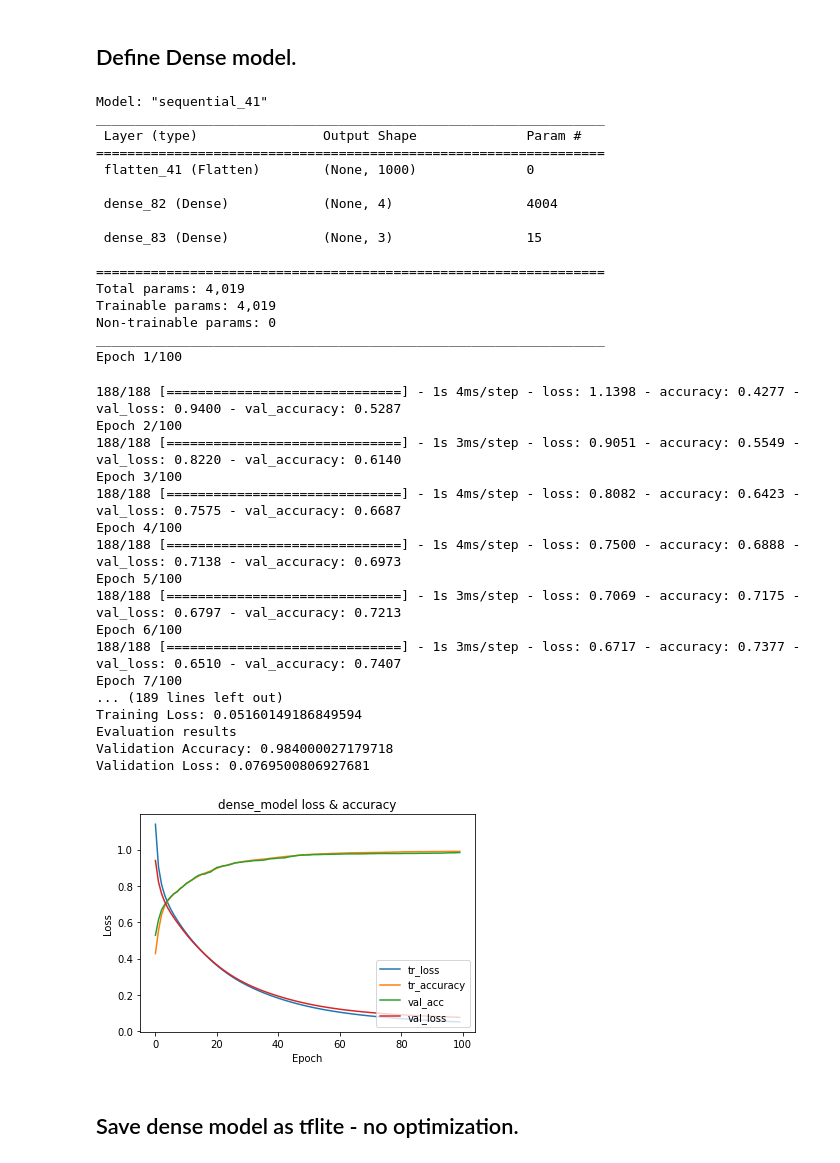
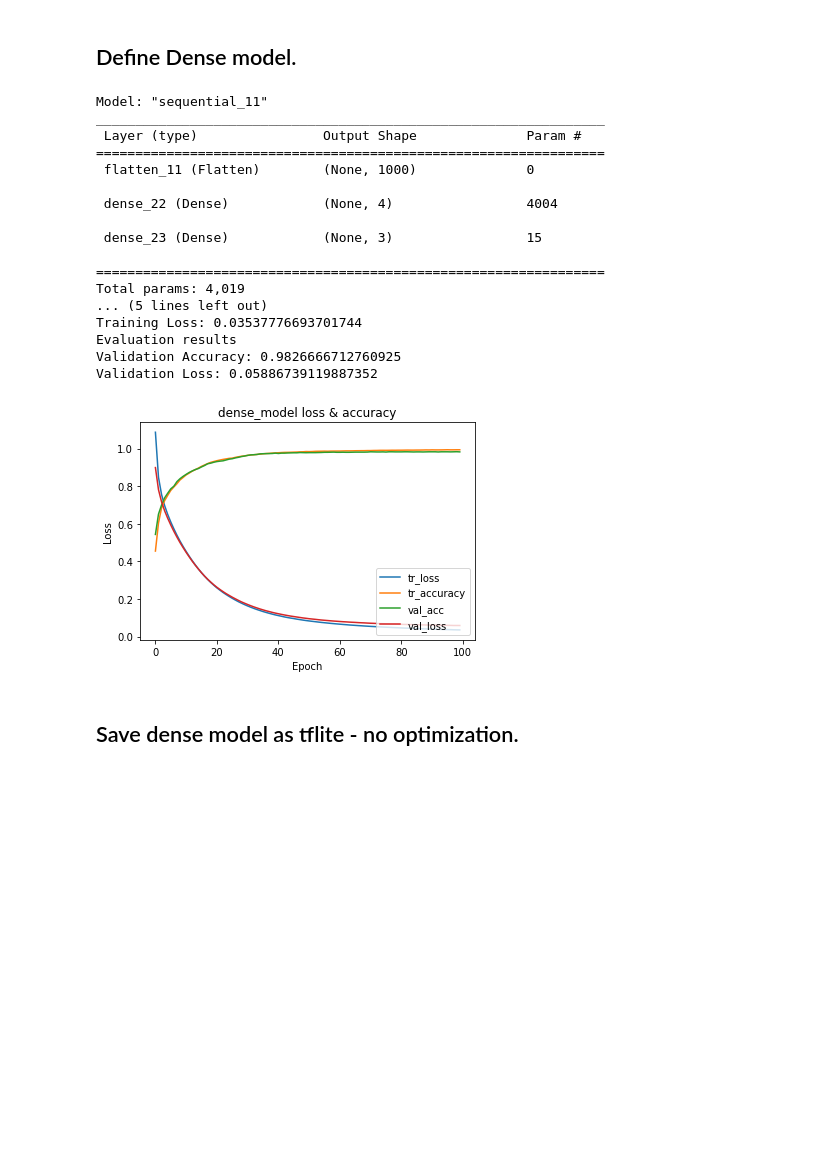
Before and after one commit to veysiadn/acustic-emission-models, a Jupyter notebook: convert_deploy.ipynb, the cells around one changed output. Saved outputs shown, nothing was run; the diff lists cells and outputs as text; code cells hidden in the pictures; blank space fills up the shorter version.

Commit message:
model-update

```diff
--- a/convert_deploy.ipynb
+++ b/convert_deploy.ipynb
@@ -687,11 +796,17 @@ np.random.seed(SEED)
 tf.random.set_seed(SEED)
 train_dataset = tf.data.Dataset.from_tensor_slices((x_train, y_train))
 val_dataset = tf.data.Dataset.from_tensor_slices((x_val, y_val))
-BATCH_SIZE = 64
-# SHUFFLE_BUFFER_SIZE = 100
-train_dataset = train_dataset.batch(BATCH_SIZE)
-val_dataset = val_dataset.batch(BATCH_SIZE)
-# train_dataset.unbatch()
+BATCH_SIZE = 32
+
+train_dataset = tf.data.Dataset.from_tensor_slices((x_train, y_train))
+train_dataset = (train_dataset.shuffle(buffer_size=256)
+                                .batch(BATCH_SIZE)
+                                .prefetch(buffer_size=tf.data.AUTOTUNE))
+
+val_dataset = tf.data.Dataset.from_tensor_slices((x_val, y_val))
+val_dataset = (val_dataset.shuffle(buffer_size=256)
+                                .batch(BATCH_SIZE)
+                                .prefetch(buffer_size=tf.data.AUTOTUNE))
 
 dense_model = tf.keras.Sequential([
     tf.keras.layers.Flatten(input_shape=(1000,)),
@@ -700,68 +815,52 @@ dense_model = tf.keras.Sequential([
 ])
 
 
-dense_model.compile(optimizer=tf.keras.optimizers.Adam(learning_rate=1e-4),
-              loss=tf.keras.losses.SparseCategoricalCrossentropy(from_logits=True),
+dense_model.compile(optimizer=tf.keras.optimizers.Adam(learning_rate=0.0005),
+              loss=tf.keras.losses.SparseCategoricalCrossentropy(),
               metrics=['accuracy'])
 dense_model.summary()
 
-history=dense_model.fit(train_dataset,validation_data=val_dataset, epochs=100)
+history=dense_model.fit(train_dataset,validation_data=val_dataset, epochs=100,verbose=0)
 # dense_model.evaluate(val_dataset)
 import matplotlib.pyplot as plt
 plt.plot(history.history['loss'])
 plt.plot(history.history['accuracy'])
 plt.plot(history.history['val_accuracy'])
 plt.plot(history.history['val_loss'])
 
 
 plt.title('dense_model loss & accuracy')
 plt.ylabel('Loss')
 plt.xlabel('Epoch')
 plt.legend(['tr_loss', 'tr_accuracy', 'val_acc', 'val_loss'], loc='lower right')
 # accuracy!
 print("Training results")
 print(f"Training Accuracy: {history.history['accuracy'][-1]}")
 print(f"Training Loss: {history.history['loss'][-1]}")
 
 # evaluating dense_model
 print("Evaluation results")
 print(f"Validation Accuracy: {history.history['val_accuracy'][-1]}")
 print(f"Validation Loss: {history.history['val_loss'][-1]}")
 
 
 plt.show()
 # %% [output]
-Model: "sequential_41"
+Model: "sequential_11"
 _________________________________________________________________
  Layer (type)                Output Shape              Param #
 =================================================================
- flatten_41 (Flatten)        (None, 1000)              0
+ flatten_11 (Flatten)        (None, 1000)              0
 
- dense_82 (Dense)            (None, 4)                 4004
+ dense_22 (Dense)            (None, 4)                 4004
 
- dense_83 (Dense)            (None, 3)                 15
+ dense_23 (Dense)            (None, 3)                 15
 
 =================================================================
 Total params: 4,019
-Trainable params: 4,019
-Non-trainable params: 0
-_________________________________________________________________
-Epoch 1/100
+... (5 lines left out)
+Training Loss: 0.03537776693701744
+Evaluation results
+Validation Accuracy: 0.9826666712760925
+Validation Loss: 0.05886739119887352
-188/188 [==============================] - 1s 4ms/step - loss: 1.1398 - accuracy: 0.4277 - val_loss: 0.9400 - val_accuracy: 0.5287
-Epoch 2/100
-188/188 [==============================] - 1s 3ms/step - loss: 0.9051 - accuracy: 0.5549 - val_loss: 0.8220 - val_accuracy: 0.6140
-Epoch 3/100
-188/188 [==============================] - 1s 4ms/step - loss: 0.8082 - accuracy: 0.6423 - val_loss: 0.7575 - val_accuracy: 0.6687
-Epoch 4/100
-188/188 [==============================] - 1s 4ms/step - loss: 0.7500 - accuracy: 0.6888 - val_loss: 0.7138 - val_accuracy: 0.6973
-Epoch 5/100
-188/188 [==============================] - 1s 3ms/step - loss: 0.7069 - accuracy: 0.7175 - val_loss: 0.6797 - val_accuracy: 0.7213
-Epoch 6/100
-188/188 [==============================] - 1s 3ms/step - loss: 0.6717 - accuracy: 0.7377 - val_loss: 0.6510 - val_accuracy: 0.7407
-Epoch 7/100
-... (189 lines left out)
-Training Loss: 0.05160149186849594
-Evaluation results
-Validation Accuracy: 0.984000027179718
-Validation Loss: 0.0769500806927681
-[figure, old version]
+[figure, new version]
```
Also changed, not shown: parts of 5 cells of this notebook, 2 other files.
